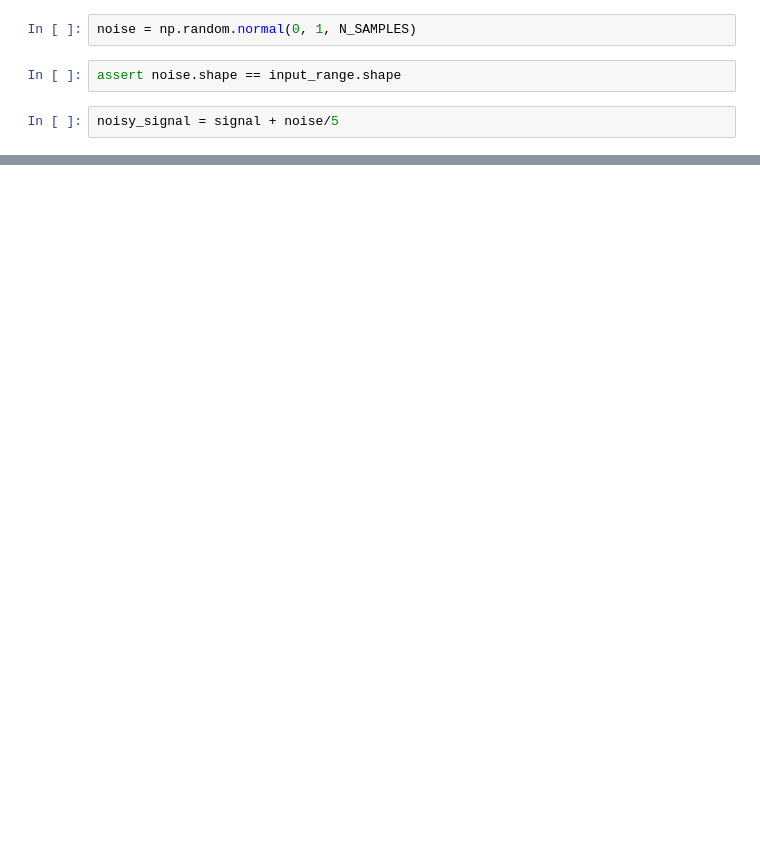
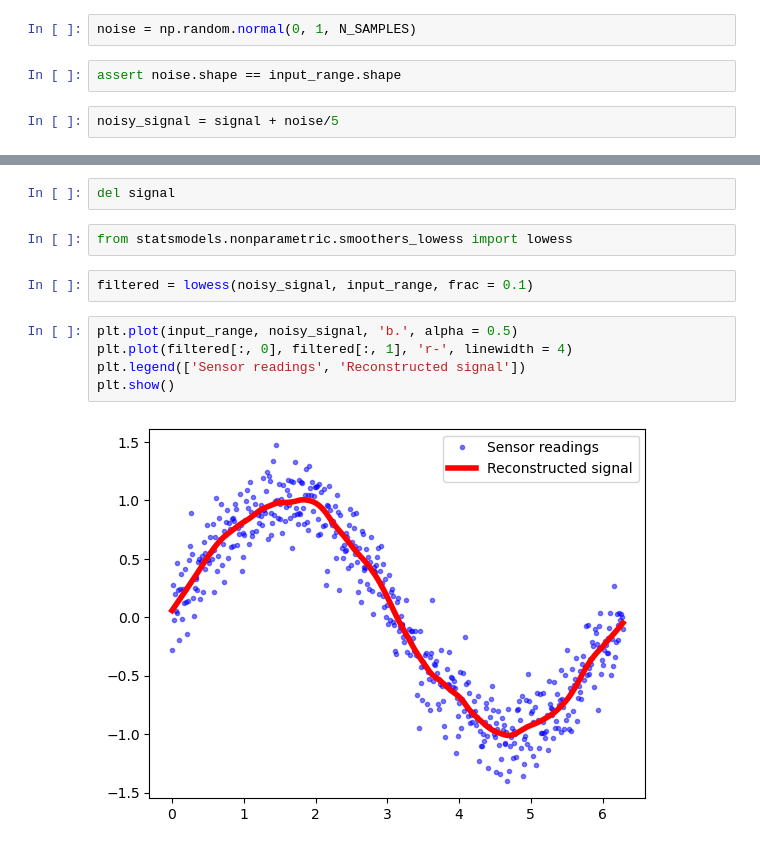
Before and after one commit to brndncho/CMPT353, a Jupyter notebook: signal-plot.ipynb, the cells around one changed output, grey strips where cells are left out. Saved outputs shown, nothing was run; the diff lists cells and outputs as text; blank space fills up the shorter version.

```diff
--- a/signal-plot.ipynb
+++ b/signal-plot.ipynb
@@ -28,0 +29,13 @@ plt.show()
+# %%
+del signal
+# %%
+from statsmodels.nonparametric.smoothers_lowess import lowess
+# %%
+filtered = lowess(noisy_signal, input_range, frac = 0.1)
+# %%
+plt.plot(input_range, noisy_signal, 'b.', alpha = 0.5)
+plt.plot(filtered[:, 0], filtered[:, 1], 'r-', linewidth = 4)
+plt.legend(['Sensor readings', 'Reconstructed signal'])
+plt.show()
+# %% [output]
+[figure, added]
```
Also changed, not shown: parts of 4 cells of this notebook.
